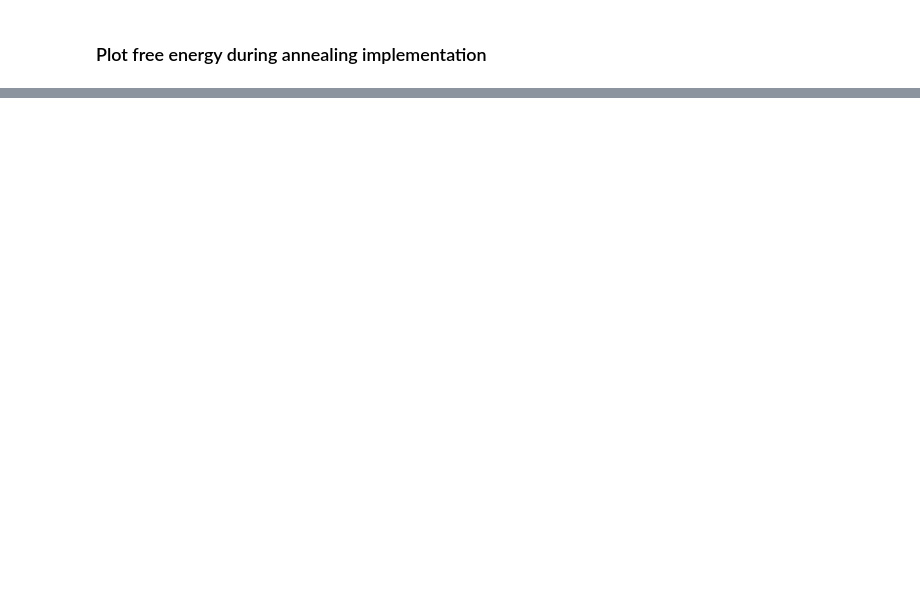
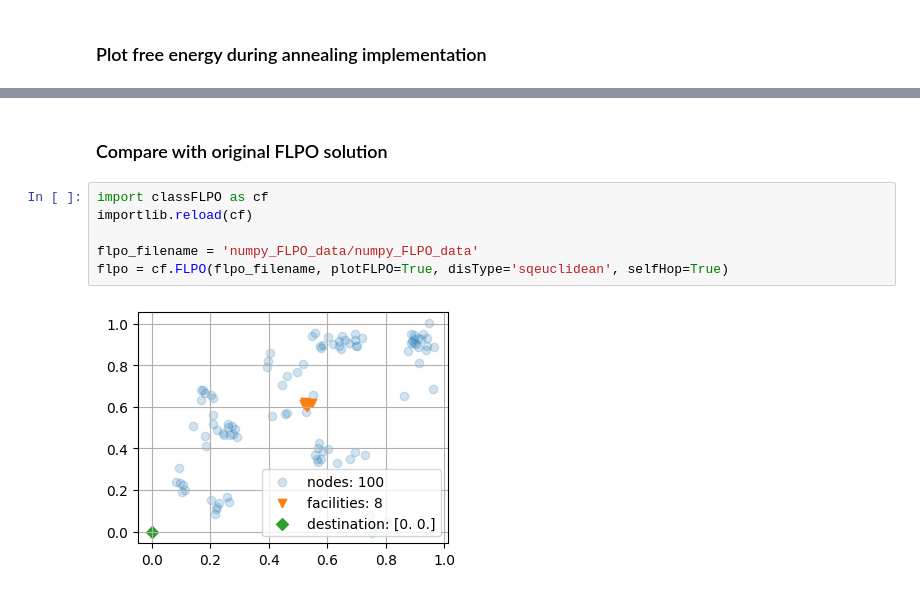
Before and after one commit to salar96/LearningFLPO, a Jupyter notebook: main.ipynb, the cells around one changed output, grey strips where cells are left out. Cells and saved outputs as stored; diff of their text form; blank space fills up the shorter version.

```diff
--- a/main.ipynb
+++ b/main.ipynb
@@ -229,0 +203,10 @@ plt.show()
+# %% [markdown]
+### Compare with original FLPO solution
+# %%
+import classFLPO as cf
+importlib.reload(cf)
+
+flpo_filename = 'numpy_FLPO_data/numpy_FLPO_data'
+flpo = cf.FLPO(flpo_filename, plotFLPO=True, disType='sqeuclidean', selfHop=True)
+# %% [output]
+[figure, added]
```
Also changed, not shown: parts of 22 cells of this notebook, 10 other files.
